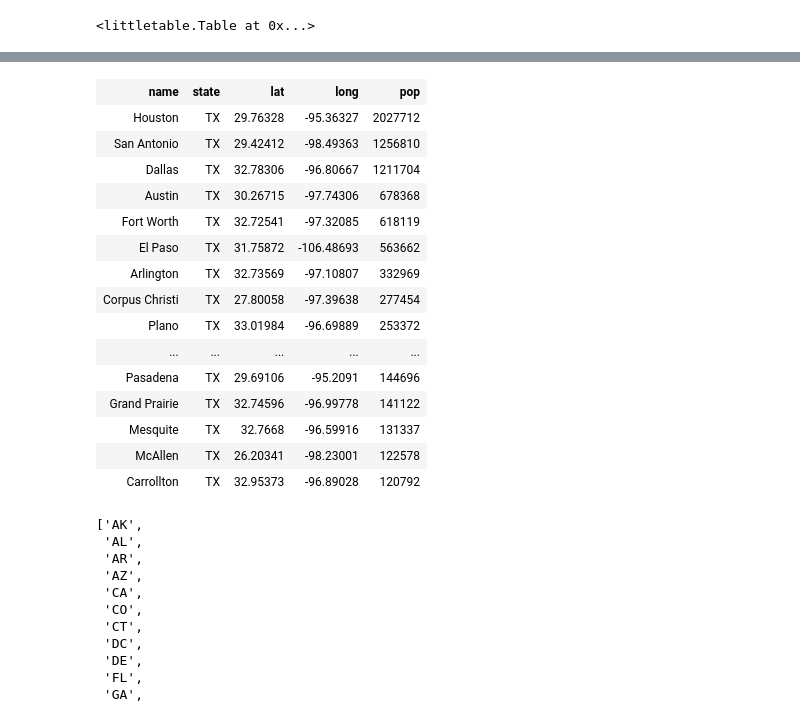
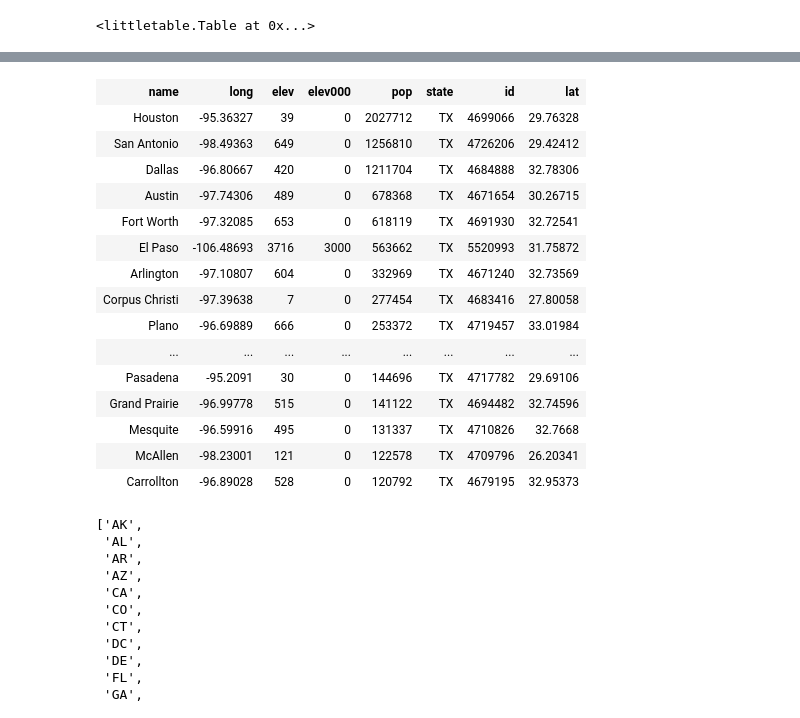
Before and after one commit to ptmcg/littletable, a Jupyter notebook: Littletable PPL demo.ipynb, the cells around one changed output, grey strips where cells are left out. Drawn from its saved outputs; the diff is of its cells as text; code cells hidden in the pictures.

Commit message:
added '-xxx' field exclusion syntax to select() and as_html() methods; renamed PivotTable.summary_counts() to as_table(); updated pivot_demo and PPL demo to reflect new names/features

```diff
--- a/Littletable PPL demo.ipynb
+++ b/Littletable PPL demo.ipynb
@@ -35,26 +35,29 @@ us_ppl.info()
  'indexes': [('state', False)],
  'len': 25860,
  'name': ''}
+# %%
+# drop columns that are not so interesting
+us_ppl = us_ppl.select("-countycode -featclass -feature -tz -wikilink")
 # %%
-# display a table of the top 20 places in Texas
-display(HTML(us_ppl.by.state['TX'].sort("pop desc")[:20].as_html("name state lat long pop")))
+# display a table of the top 20 places in Texas by population
+display(HTML(us_ppl.by.state['TX'].sort("pop desc")[:20].as_html()))
 # %% [output]
-| name | state | lat | long | pop |
-| Houston | TX | 29.76328 | -95.36327 | 2027712 |
-| San Antonio | TX | 29.42412 | -98.49363 | 1256810 |
-| Dallas | TX | 32.78306 | -96.80667 | 1211704 |
-| Austin | TX | 30.26715 | -97.74306 | 678368 |
-| Fort Worth | TX | 32.72541 | -97.32085 | 618119 |
-| El Paso | TX | 31.75872 | -106.48693 | 563662 |
-| Arlington | TX | 32.73569 | -97.10807 | 332969 |
-| Corpus Christi | TX | 27.80058 | -97.39638 | 277454 |
-| Plano | TX | 33.01984 | -96.69889 | 253372 |
-| ... | ... | ... | ... | ... |
-| Pasadena | TX | 29.69106 | -95.2091 | 144696 |
-| Grand Prairie | TX | 32.74596 | -96.99778 | 141122 |
-| Mesquite | TX | 32.7668 | -96.59916 | 131337 |
-| McAllen | TX | 26.20341 | -98.23001 | 122578 |
-| Carrollton | TX | 32.95373 | -96.89028 | 120792 |
+| name | long | elev | elev000 | pop | state | id | lat |
+| Houston | -95.36327 | 39 | 0 | 2027712 | TX | 4699066 | 29.76328 |
+| San Antonio | -98.49363 | 649 | 0 | 1256810 | TX | 4726206 | 29.42412 |
+| Dallas | -96.80667 | 420 | 0 | 1211704 | TX | 4684888 | 32.78306 |
+| Austin | -97.74306 | 489 | 0 | 678368 | TX | 4671654 | 30.26715 |
+| Fort Worth | -97.32085 | 653 | 0 | 618119 | TX | 4691930 | 32.72541 |
+| El Paso | -106.48693 | 3716 | 3000 | 563662 | TX | 5520993 | 31.75872 |
+| Arlington | -97.10807 | 604 | 0 | 332969 | TX | 4671240 | 32.73569 |
+| Corpus Christi | -97.39638 | 7 | 0 | 277454 | TX | 4683416 | 27.80058 |
+| Plano | -96.69889 | 666 | 0 | 253372 | TX | 4719457 | 33.01984 |
+| ... | ... | ... | ... | ... | ... | ... | ... |
+| Pasadena | -95.2091 | 30 | 0 | 144696 | TX | 4717782 | 29.69106 |
+| Grand Prairie | -96.99778 | 515 | 0 | 141122 | TX | 4694482 | 32.74596 |
+| Mesquite | -96.59916 | 495 | 0 | 131337 | TX | 4710826 | 32.7668 |
+| McAllen | -98.23001 | 121 | 0 | 122578 | TX | 4709796 | 26.20341 |
+| Carrollton | -96.89028 | 528 | 0 | 120792 | TX | 4679195 | 32.95373 |
 # %%
 # what are all the states in the input data file
 us_ppl.by.state.keys()
```
Also changed, not shown: parts of 2 cells of this notebook, 3 other files.
